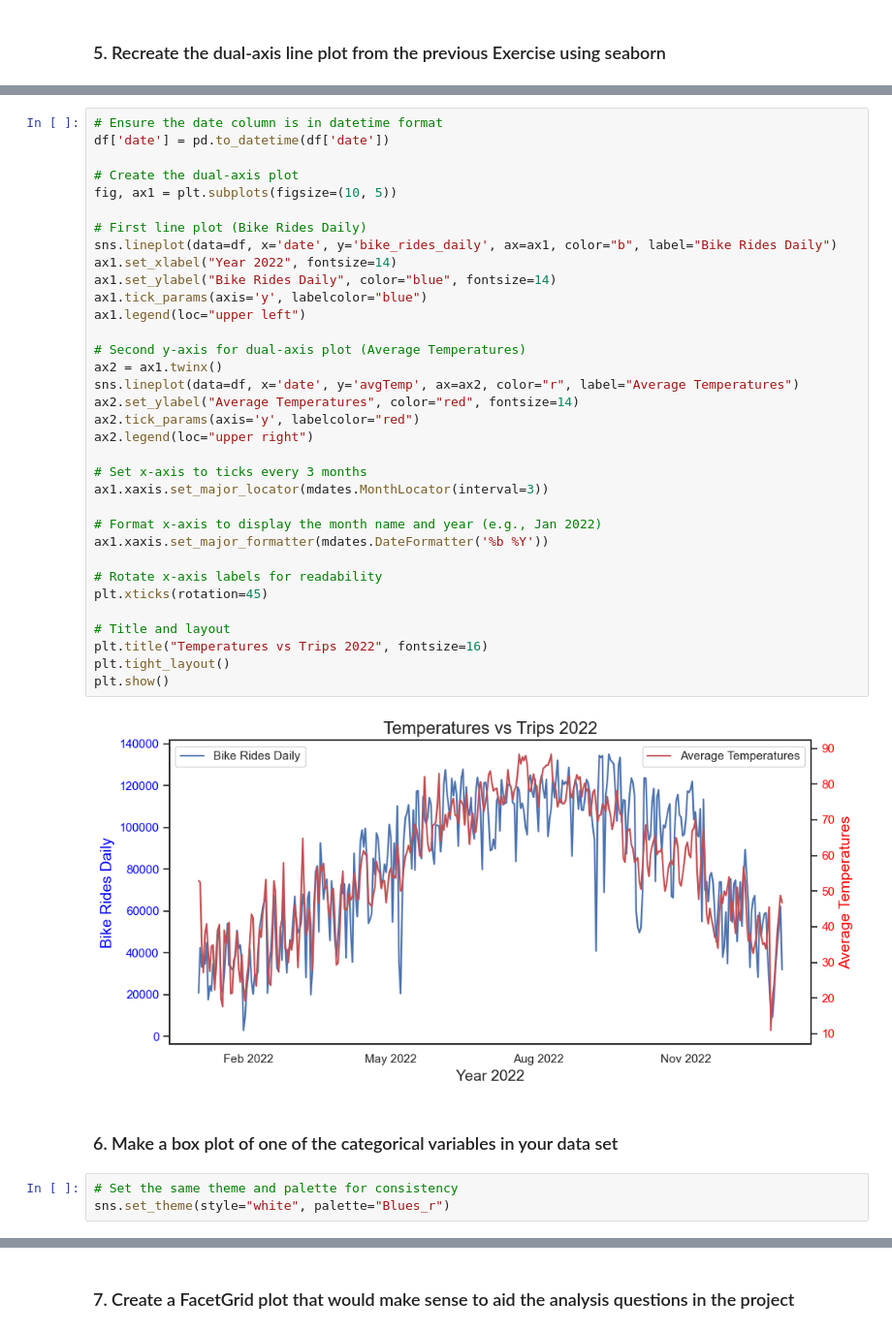
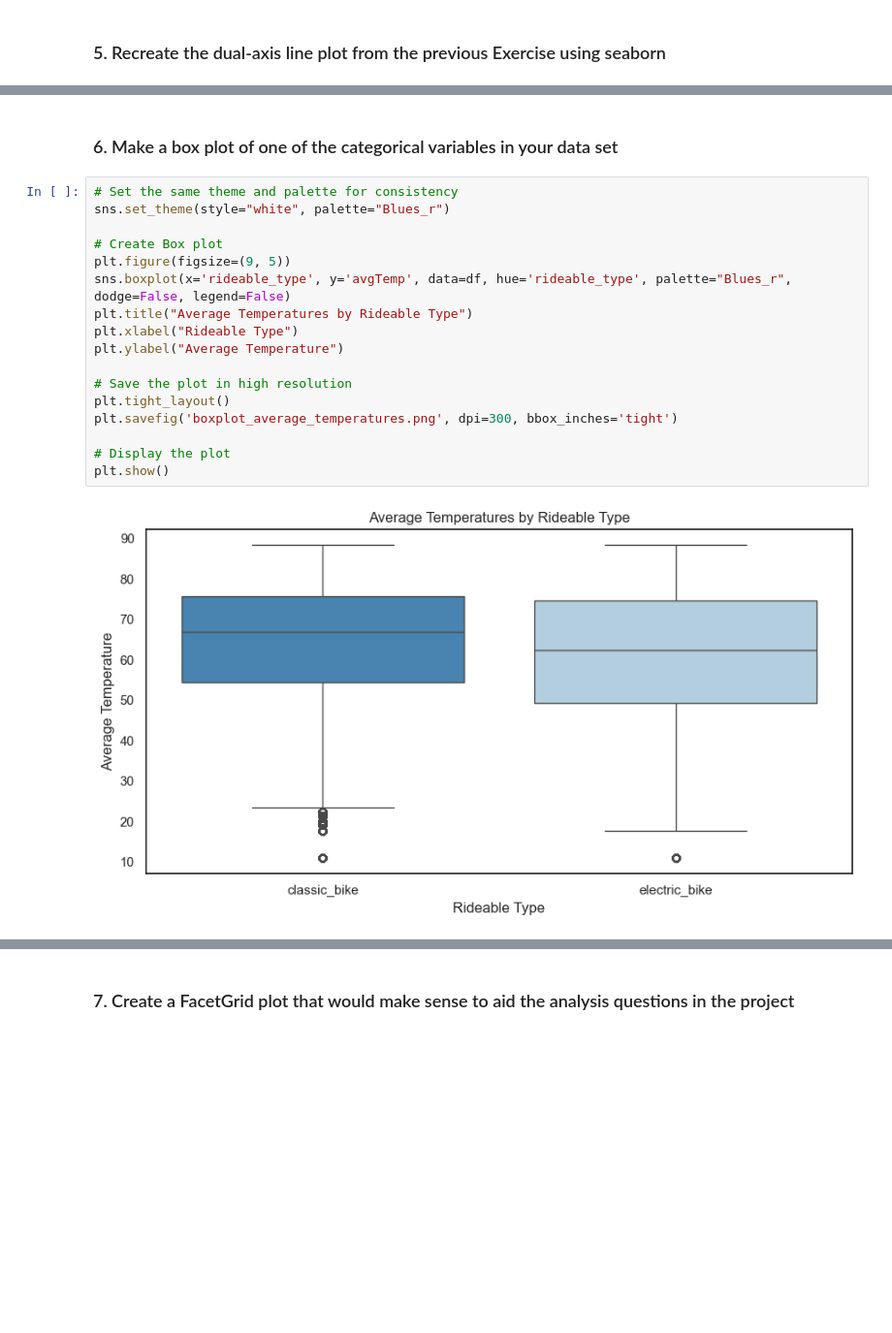
Before and after one commit to aaruhnow/Citi_bike, a Jupyter notebook: Task 2.4 Fundamentals of Visualizations with Python Part 2.ipynb, the cells around one changed output, grey strips where cells are left out. Shown at 97% size. Cells and saved outputs as stored; diff of their text form; blank space fills up the shorter version.

```diff
--- a/Task 2.4 Fundamentals of Visualizations with Python Part 2.ipynb
+++ b/Task 2.4 Fundamentals of Visualizations with Python Part 2.ipynb
@@ -159,41 +232,21 @@ sns.set_theme(style="white", palette="Blues_r")
-# %%
-# Ensure the date column is in datetime format
-df['date'] = pd.to_datetime(df['date'])
-
-# Create the dual-axis plot
-fig, ax1 = plt.subplots(figsize=(10, 5))
-
-# First line plot (Bike Rides Daily)
-sns.lineplot(data=df, x='date', y='bike_rides_daily', ax=ax1, color="b", label="Bike Rides Daily")
-ax1.set_xlabel("Year 2022", fontsize=14)
-ax1.set_ylabel("Bike Rides Daily", color="blue", fontsize=14)
-ax1.tick_params(axis='y', labelcolor="blue")
-ax1.legend(loc="upper left")
-
-# Second y-axis for dual-axis plot (Average Temperatures)
-ax2 = ax1.twinx()
-sns.lineplot(data=df, x='date', y='avgTemp', ax=ax2, color="r", label="Average Temperatures")
-ax2.set_ylabel("Average Temperatures", color="red", fontsize=14)
-ax2.tick_params(axis='y', labelcolor="red")
-ax2.legend(loc="upper right")
-
-# Set x-axis to ticks every 3 months
-ax1.xaxis.set_major_locator(mdates.MonthLocator(interval=3))
-
-# Format x-axis to display the month name and year (e.g., Jan 2022)
-ax1.xaxis.set_major_formatter(mdates.DateFormatter('%b %Y'))
-
-# Rotate x-axis labels for readability
-plt.xticks(rotation=45)
-
-# Title and layout
-plt.title("Temperatures vs Trips 2022", fontsize=16)
-plt.tight_layout()
-plt.show()
-# %% [output]
-[figure, removed]
 # %% [markdown]
 ### 6. Make a box plot of one of the categorical variables in your data set
 # %%
 # Set the same theme and palette for consistency
 sns.set_theme(style="white", palette="Blues_r")
+
+# Create Box plot
+plt.figure(figsize=(9, 5))
+sns.boxplot(x='rideable_type', y='avgTemp', data=df, hue='rideable_type', palette="Blues_r", dodge=False, legend=False)
+plt.title("Average Temperatures by Rideable Type")
+plt.xlabel("Rideable Type")
+plt.ylabel("Average Temperature")
+
+# Save the plot in high resolution
+plt.tight_layout()
+plt.savefig('boxplot_average_temperatures.png', dpi=300, bbox_inches='tight')
+
+# Display the plot
+plt.show()
+# %% [output]
+[figure, added]
```
Also changed, not shown: parts of 7 cells of this notebook, 6 other files.
